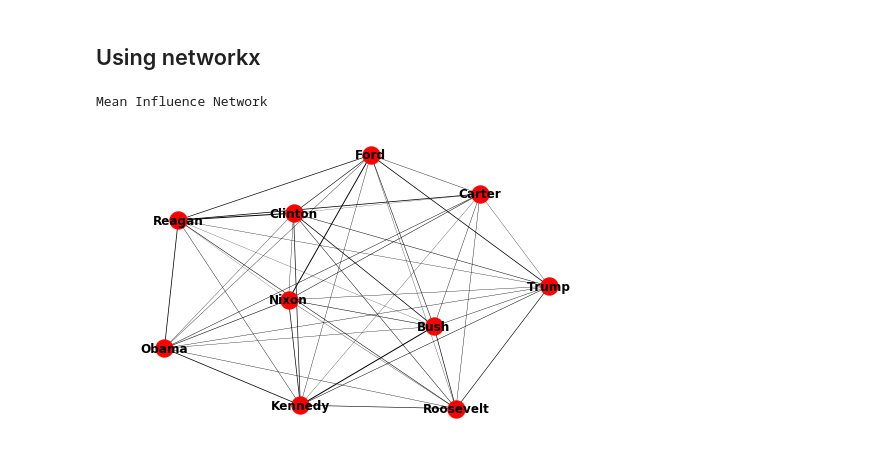
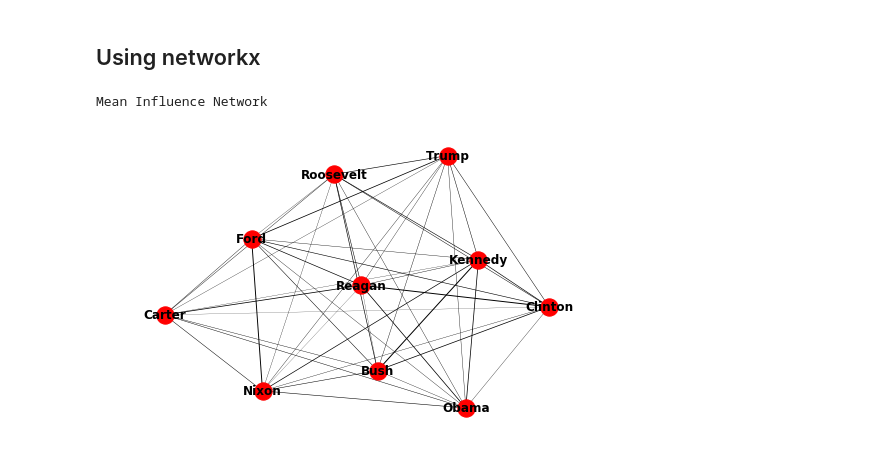
Before and after one commit to 1yangdongchen/Upcoming, a Jupyter notebook: 8-Semantic-Networks/8-Semantic-Networks-BEC_LL.ipynb, the cells around one changed output. Drawn from its saved outputs; the diff is of its cells as text; code cells hidden in the pictures.

```diff
--- a/8-Semantic-Networks/8-Semantic-Networks-BEC_LL.ipynb
+++ b/8-Semantic-Networks/8-Semantic-Networks-BEC_LL.ipynb
@@ -326,12 +367,12 @@ def drawNetwork(df):
     return G
 # %%
 G_mean = drawNetwork(df_mean)
-edges,weights = zip(*nx.get_edge_attributes(G,'weight').items())
+edges,weights = zip(*nx.get_edge_attributes(G_mean,'weight').items())
 print('Mean Influence Network')
-nx.draw(G,with_labels=True, font_weight='bold',width=weights)
+nx.draw(G_mean,with_labels=True, font_weight='bold',width=weights)
 # %% [output]
 Mean Influence Network
-[figure, old version]
+[figure, new version]
 # %%
 G_q25 = drawNetwork(df_q25)
 edges,weights = zip(*nx.get_edge_attributes(G_q25,'weight').items())
```
Also changed, not shown: parts of 8 cells of this notebook.
